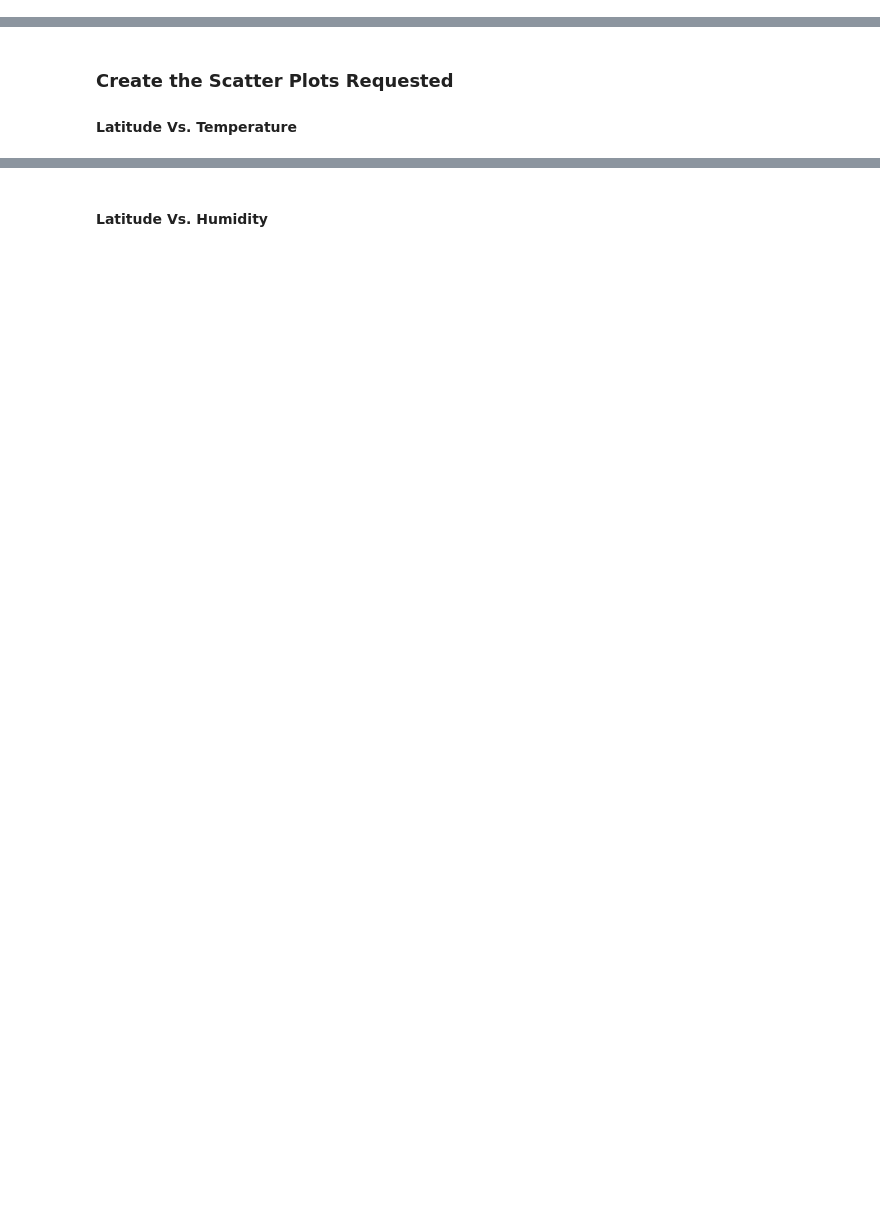
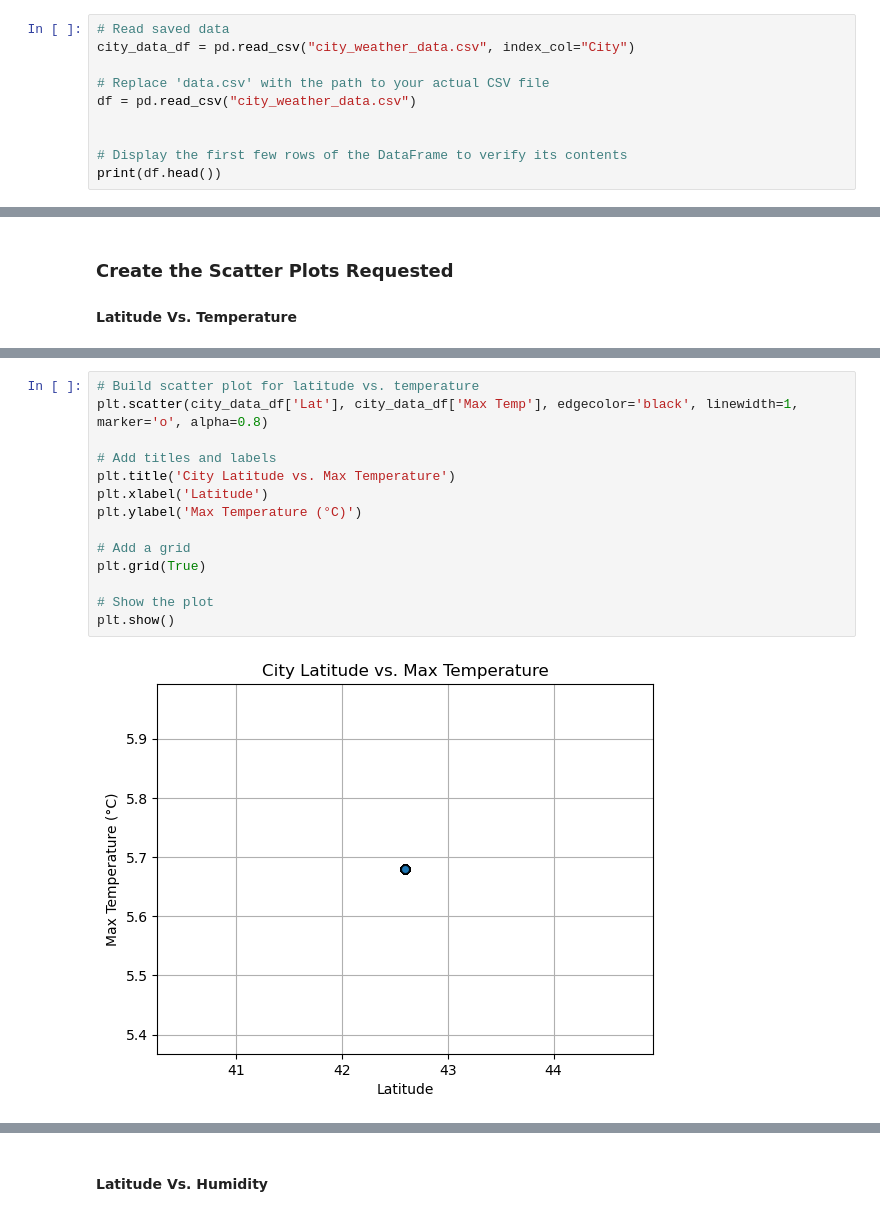
Before and after one commit to 44Jacob/Weather-API-Analysis, a Jupyter notebook: WeatherPy.ipynb, the cells around one changed output, grey strips where cells are left out. Drawn from its saved outputs; the diff is of its cells as text; blank space fills up the shorter version.

```diff
--- a/WeatherPy.ipynb
+++ b/WeatherPy.ipynb
@@ -185,0 +235,10 @@ city_data_df.head()
+# %%
+# Read saved data
+city_data_df = pd.read_csv("city_weather_data.csv", index_col="City")
+
+# Replace 'data.csv' with the path to your actual CSV file
+df = pd.read_csv("city_weather_data.csv")
+
+
+# Display the first few rows of the DataFrame to verify its contents
+print(df.head())
@@ -203,0 +263,16 @@ plt.show()
+# %%
+# Build scatter plot for latitude vs. temperature
+plt.scatter(city_data_df['Lat'], city_data_df['Max Temp'], edgecolor='black', linewidth=1, marker='o', alpha=0.8)
+
+# Add titles and labels
+plt.title('City Latitude vs. Max Temperature')
+plt.xlabel('Latitude')
+plt.ylabel('Max Temperature (°C)')
+
+# Add a grid
+plt.grid(True)
+
+# Show the plot
+plt.show()
+# %% [output]
+[figure, added]
```
Also changed, not shown: parts of 52 cells of this notebook, 1 other file.
